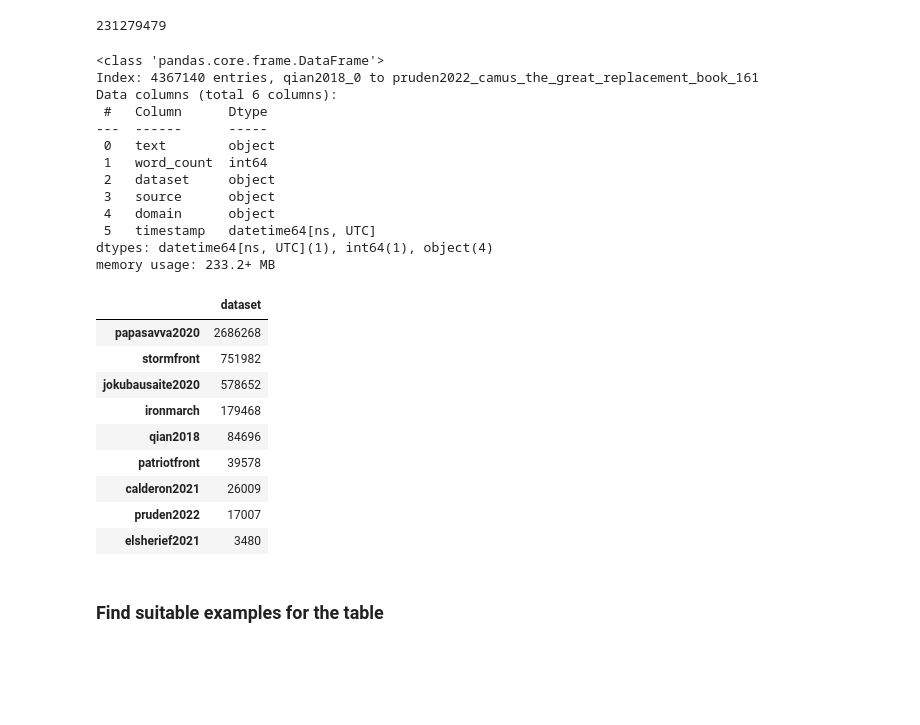
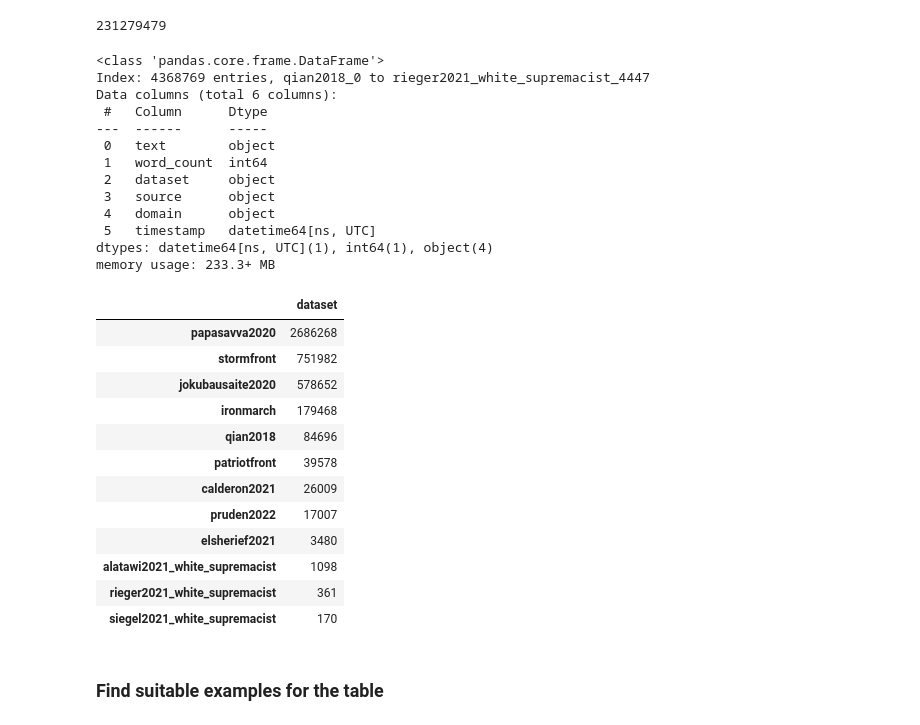
Before and after one commit to michaelmilleryoder/white_supremacist_lang, a Jupyter notebook: jupyter/corpus_stats.ipynb, the cells around one changed output. Cells and saved outputs as stored; diff of their text form; code cells hidden in the pictures; blank space fills up the shorter version.

```diff
--- a/jupyter/corpus_stats.ipynb
+++ b/jupyter/corpus_stats.ipynb
@@ -690,35 +691,39 @@ memory usage: 233.4+ MB
 # %%
 # For the paper
 # Filter to just datasets used in training corpus
-exclude = ['alatawi2021_white_supremacist', 'adl_heatmap', 'rieger2021_white_supremacist', 'siegel2021_white_supremacist']
+# exclude = ['alatawi2021_white_supremacist', 'adl_heatmap', 'rieger2021_white_supremacist', 'siegel2021_white_supremacist']
+exclude = ['adl_heatmap']
 train_ws_data = data[~data.dataset.isin(exclude)]
 train_ws_data.info()
 table = pd.DataFrame(train_ws_data.dataset.value_counts())
 table
 # %% [output]
 <class 'pandas.core.frame.DataFrame'>
-Index: 4367140 entries, qian2018_0 to pruden2022_camus_the_great_replacement_book_161
+Index: 4368769 entries, qian2018_0 to rieger2021_white_supremacist_4447
 Data columns (total 6 columns):
  #   Column      Dtype
 ---  ------      -----
  0   text        object
  1   word_count  int64
  2   dataset     object
  3   source      object
  4   domain      object
  5   timestamp   datetime64[ns, UTC]
 dtypes: datetime64[ns, UTC](1), int64(1), object(4)
-memory usage: 233.2+ MB
+memory usage: 233.3+ MB
 |  | dataset |
 | papasavva2020 | 2686268 |
 | stormfront | 751982 |
 | jokubausaite2020 | 578652 |
 | ironmarch | 179468 |
 | qian2018 | 84696 |
 | patriotfront | 39578 |
 | calderon2021 | 26009 |
 | pruden2022 | 17007 |
 | elsherief2021 | 3480 |
+| alatawi2021_white_supremacist | 1098 |
+| rieger2021_white_supremacist | 361 |
+| siegel2021_white_supremacist | 170 |
 # %% [markdown]
 ### Find suitable examples for the table
 # %%
```
Also changed, not shown: parts of 1 cell of this notebook.
